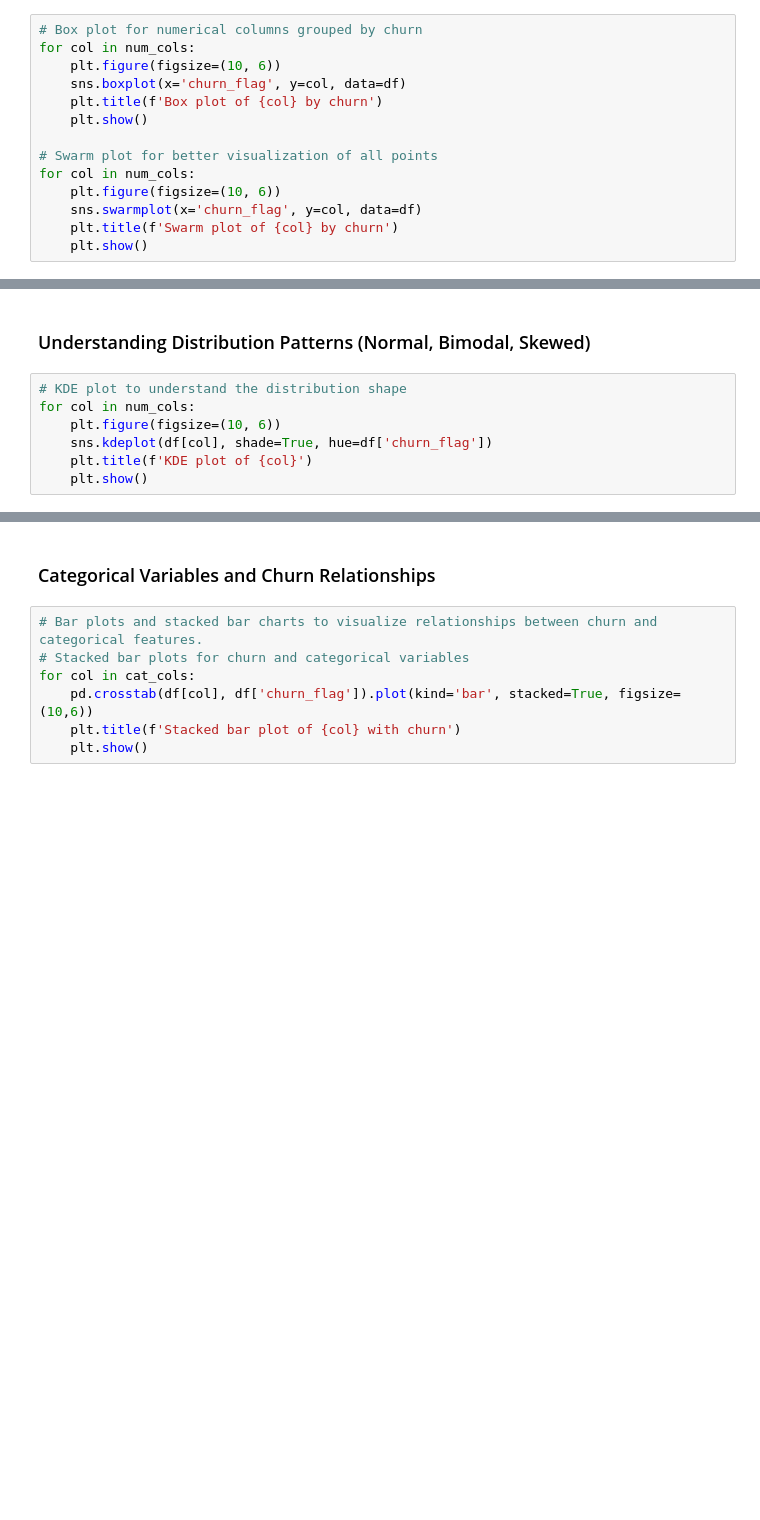
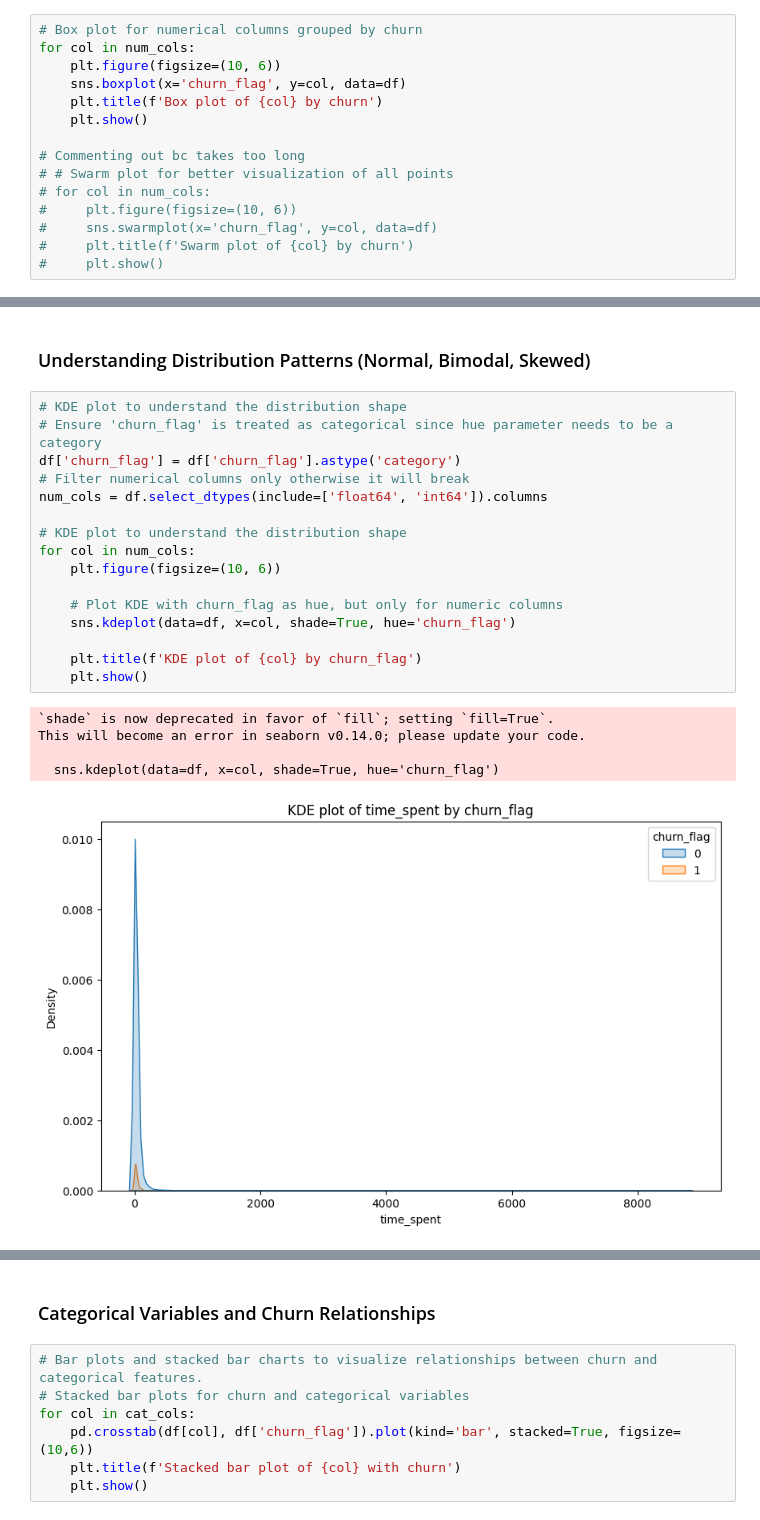
Before and after one commit to Michelangelo20/robinhood_classifer, a Jupyter notebook: src/notebook/rh_classifier_EDA_pt1.ipynb, the cells around one changed output, grey strips where cells are left out. Saved outputs shown, nothing was run; the diff lists cells and outputs as text; blank space fills up the shorter version.

Commit message:
clean code and troubleshoot errors

```diff
--- a/src/notebook/rh_classifier_EDA_pt1.ipynb
+++ b/src/notebook/rh_classifier_EDA_pt1.ipynb
@@ -241,12 +243,13 @@ for col in num_cols:
     plt.title(f'Box plot of {col} by churn')
     plt.show()
 
-# Swarm plot for better visualization of all points
-for col in num_cols:
-    plt.figure(figsize=(10, 6))
-    sns.swarmplot(x='churn_flag', y=col, data=df)
-    plt.title(f'Swarm plot of {col} by churn')
-    plt.show()
+# Commenting out bc takes too long
+# # Swarm plot for better visualization of all points
+# for col in num_cols:
+#     plt.figure(figsize=(10, 6))
+#     sns.swarmplot(x='churn_flag', y=col, data=df)
+#     plt.title(f'Swarm plot of {col} by churn')
+#     plt.show()
 # %% [output]
 [figure]
 [figure]
@@ -266,9 +277,24 @@ plt.show()
 # %% [markdown]
 ### Understanding Distribution Patterns (Normal, Bimodal, Skewed)
 # %%
+# KDE plot to understand the distribution shape
+# Ensure 'churn_flag' is treated as categorical since hue parameter needs to be a category
+df['churn_flag'] = df['churn_flag'].astype('category')
+# Filter numerical columns only otherwise it will break
+num_cols = df.select_dtypes(include=['float64', 'int64']).columns
+
 # KDE plot to understand the distribution shape
 for col in num_cols:
     plt.figure(figsize=(10, 6))
-    sns.kdeplot(df[col], shade=True, hue=df['churn_flag'])
-    plt.title(f'KDE plot of {col}')
+
+    # Plot KDE with churn_flag as hue, but only for numeric columns
+    sns.kdeplot(data=df, x=col, shade=True, hue='churn_flag')
+
+    plt.title(f'KDE plot of {col} by churn_flag')
     plt.show()
+# %% [output]
+`shade` is now deprecated in favor of `fill`; setting `fill=True`.
+This will become an error in seaborn v0.14.0; please update your code.
+
+  sns.kdeplot(data=df, x=col, shade=True, hue='churn_flag')
+[figure, added]
```
Also changed, not shown: parts of 9 cells of this notebook, 9 other files.
